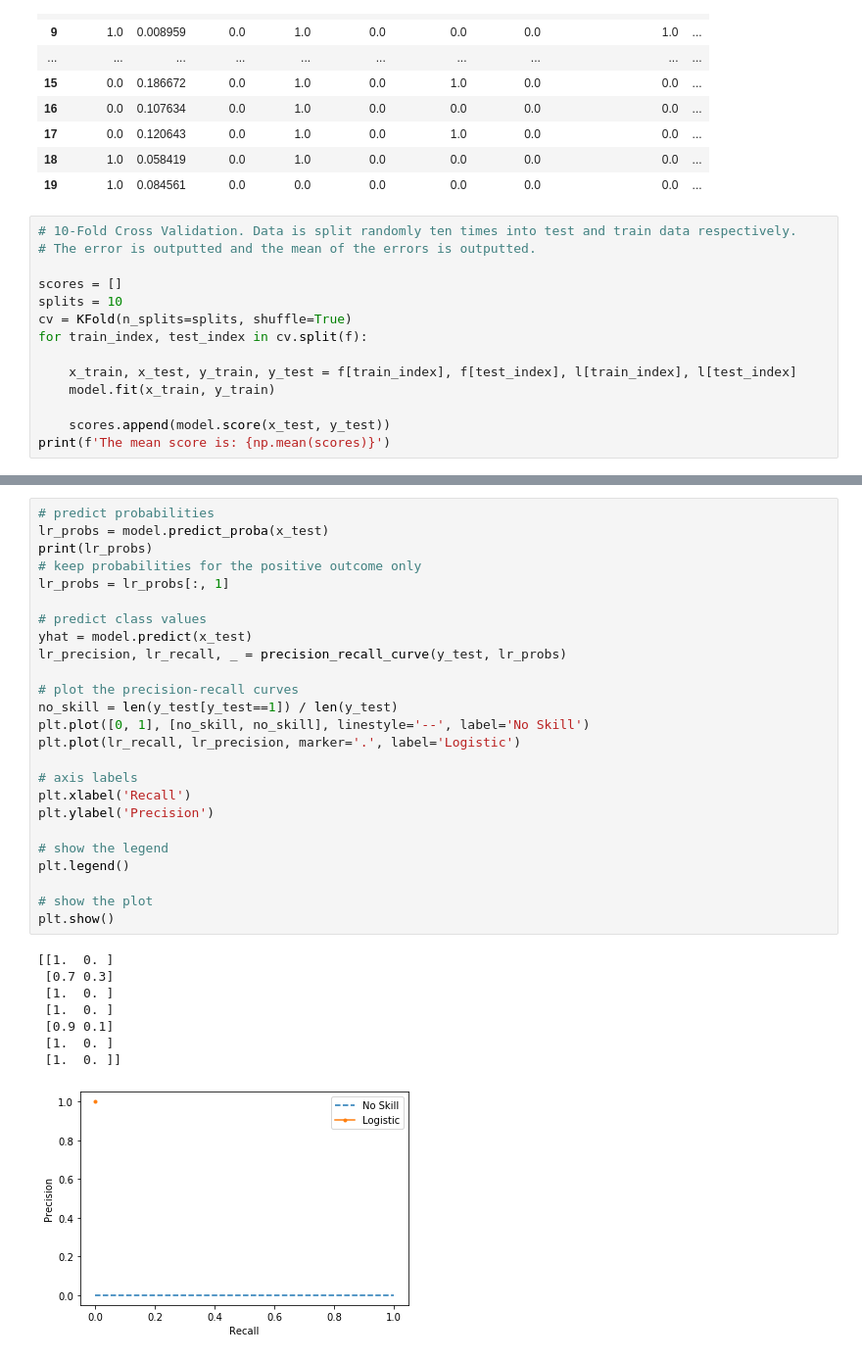
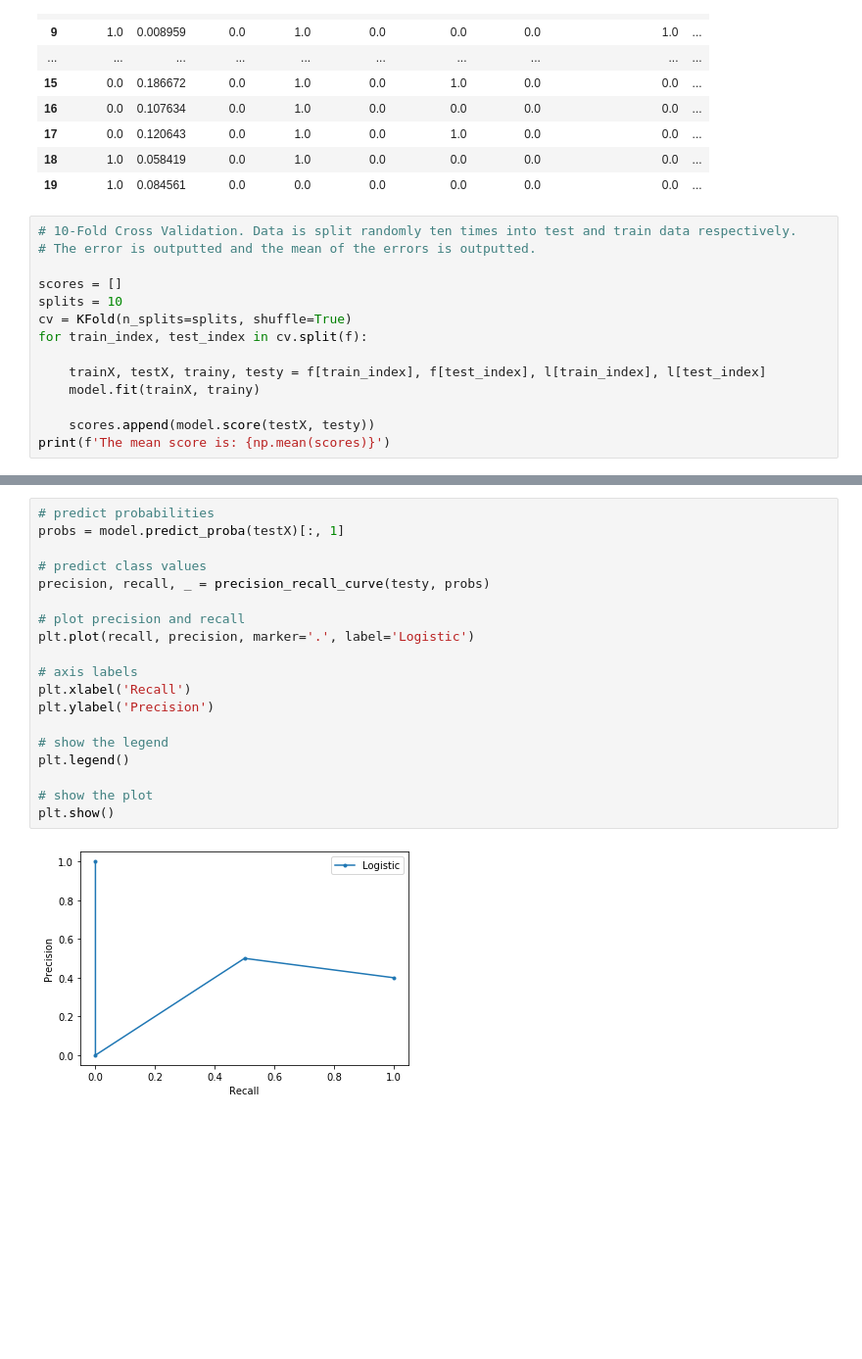
Before and after one commit to nitro41992/cs634-final-project, a Jupyter notebook: Scar Report.ipynb, the cells around one changed output, grey strips where cells are left out. Shown at 98% size. Saved outputs shown, nothing was run; the diff lists cells and outputs as text; blank space fills up the shorter version.

Commit message:
Fix: Refactored Precision Recall Curve

```diff
--- a/Scar Report.ipynb
+++ b/Scar Report.ipynb
@@ -158,9 +158,9 @@ splits = 10
 cv = KFold(n_splits=splits, shuffle=True)
 for train_index, test_index in cv.split(f):
 
-    x_train, x_test, y_train, y_test = f[train_index], f[test_index], l[train_index], l[test_index]
-    model.fit(x_train, y_train)
+    trainX, testX, trainy, testy = f[train_index], f[test_index], l[train_index], l[test_index]
+    model.fit(trainX, trainy)
 
-    scores.append(model.score(x_test, y_test))
+    scores.append(model.score(testX, testy))
 print(f'The mean score is: {np.mean(scores)}')
 # %% [output]
@@ -189,34 +189,21 @@ Image(filename = 'tree.png')
 # %%
 # predict probabilities
-lr_probs = model.predict_proba(x_test)
-print(lr_probs)
-# keep probabilities for the positive outcome only
-lr_probs = lr_probs[:, 1]
+probs = model.predict_proba(testX)[:, 1]
 
 # predict class values
-yhat = model.predict(x_test)
-lr_precision, lr_recall, _ = precision_recall_curve(y_test, lr_probs)
+precision, recall, _ = precision_recall_curve(testy, probs)
 
-# plot the precision-recall curves
-no_skill = len(y_test[y_test==1]) / len(y_test)
-plt.plot([0, 1], [no_skill, no_skill], linestyle='--', label='No Skill')
-plt.plot(lr_recall, lr_precision, marker='.', label='Logistic')
+# plot precision and recall
+plt.plot(recall, precision, marker='.', label='Logistic')
 
 # axis labels
 plt.xlabel('Recall')
 plt.ylabel('Precision')
 
 # show the legend
 plt.legend()
 
 # show the plot
 plt.show()
 # %% [output]
-[[1.  0. ]
- [0.7 0.3]
- [1.  0. ]
- [1.  0. ]
- [0.9 0.1]
- [1.  0. ]
- [1.  0. ]]
-[figure, old version]
+[figure, new version]
```
Also changed, not shown: parts of 2 cells of this notebook, 2 other files.
